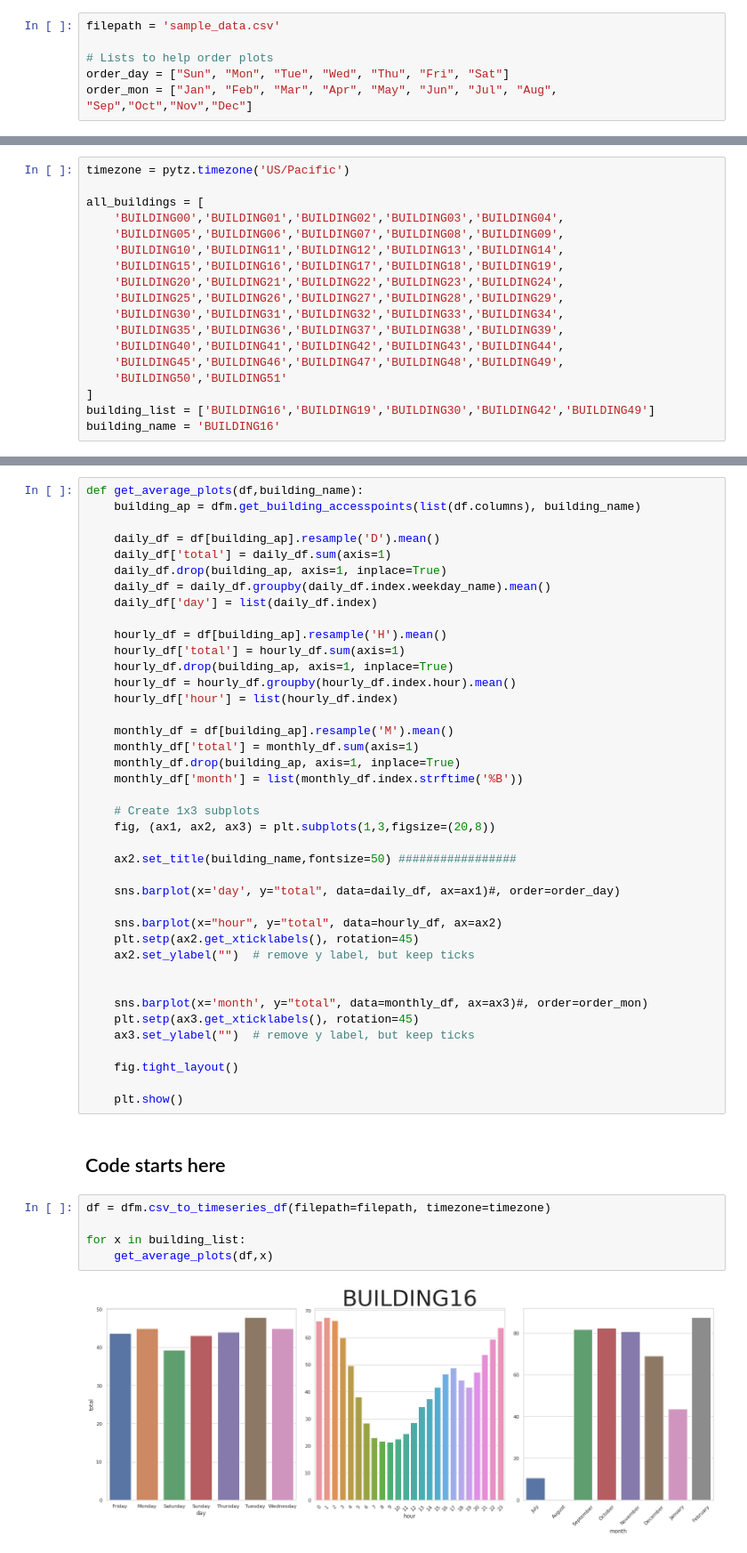
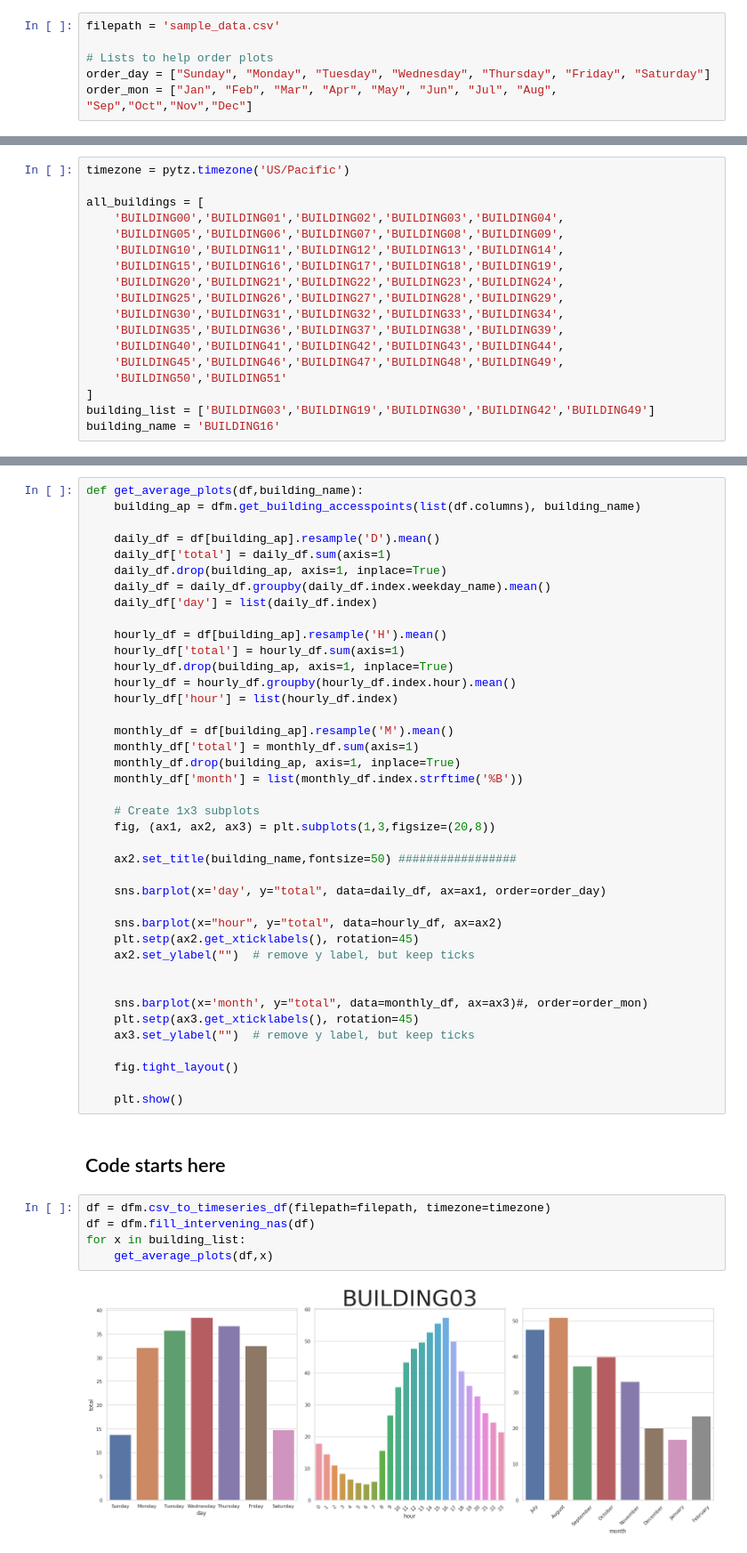
Before and after one commit to lux12337/wifi_occupancy, a Jupyter notebook: analytics-apps/average-plots.ipynb, the cells around one changed output, grey strips where cells are left out. Shown at 89% size. Saved outputs shown, nothing was run; the diff lists cells and outputs as text.

```diff
--- a/analytics-apps/average-plots.ipynb
+++ b/analytics-apps/average-plots.ipynb
@@ -29,7 +29,7 @@ College1AcPtTimeSeries = reload(College1AcPtTimeSeries)
 filepath = 'sample_data.csv'
 
 # Lists to help order plots
-order_day = ["Sun", "Mon", "Tue", "Wed", "Thu", "Fri", "Sat"]
+order_day = ["Sunday", "Monday", "Tuesday", "Wednesday", "Thursday", "Friday", "Saturday"]
 order_mon = ["Jan", "Feb", "Mar", "Apr", "May", "Jun", "Jul", "Aug", "Sep","Oct","Nov","Dec"]
 # %% [markdown]
 ### Configurable Variables
@@ -49,7 +49,7 @@ all_buildings = [
     'BUILDING45','BUILDING46','BUILDING47','BUILDING48','BUILDING49',
     'BUILDING50','BUILDING51'
 ]
-building_list = ['BUILDING16','BUILDING19','BUILDING30','BUILDING42','BUILDING49']
+building_list = ['BUILDING03','BUILDING19','BUILDING30','BUILDING42','BUILDING49']
 building_name = 'BUILDING16'
 # %% [markdown]
 ### Main Function
@@ -79,7 +79,7 @@ def get_average_plots(df,building_name):
 
     ax2.set_title(building_name,fontsize=50) #################
 
-    sns.barplot(x='day', y="total", data=daily_df, ax=ax1)#, order=order_day)
+    sns.barplot(x='day', y="total", data=daily_df, ax=ax1, order=order_day)
 
     sns.barplot(x="hour", y="total", data=hourly_df, ax=ax2)
     plt.setp(ax2.get_xticklabels(), rotation=45)
@@ -97,8 +97,8 @@ def get_average_plots(df,building_name):
 ## Code starts here
 # %%
 df = dfm.csv_to_timeseries_df(filepath=filepath, timezone=timezone)
-
+df = dfm.fill_intervening_nas(df)
 for x in building_list:
     get_average_plots(df,x)
 # %% [output]
-[figure, old version]
+[figure, new version]
```
Also changed, not shown: parts of 1 cell of this notebook.
